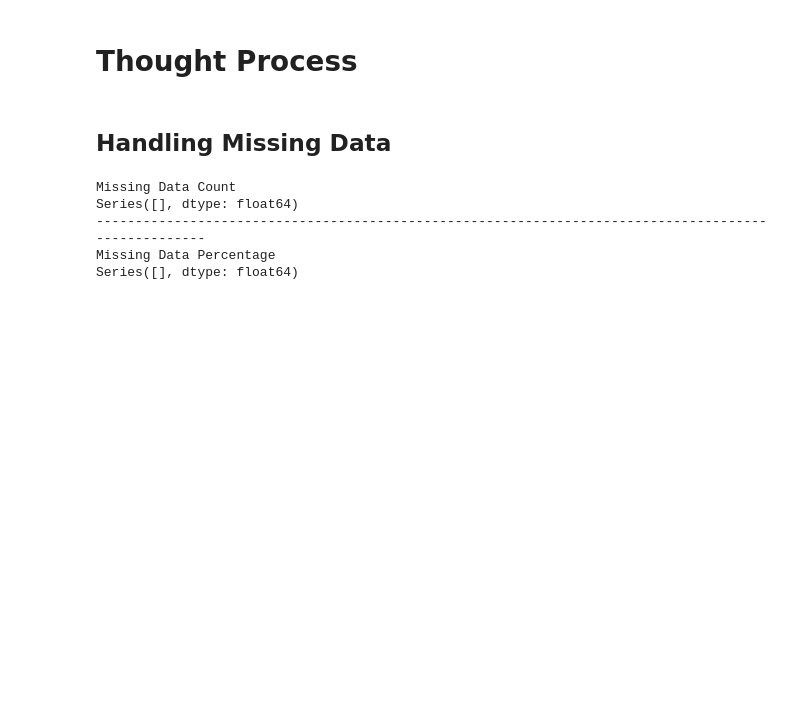
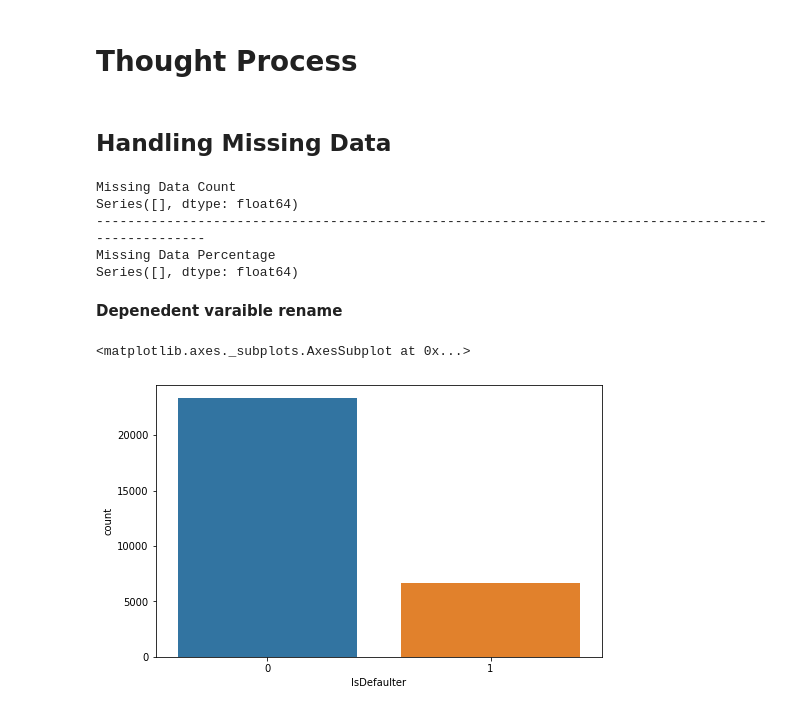
Before and after one commit to Creatrohit9/Credit-Card-Default-Prediction-Rohit-Bhadauriya, a Jupyter notebook: Credit_Card_Default_Prediction_Rohit_Bhadauriya_Capstone_Project.ipynb, the cells around one changed output. Drawn from its saved outputs; the diff is of its cells as text; code cells hidden in the pictures; blank space fills up the shorter version.

Commit message:
COMMIT FOR THE RENAME THE DEPENDENT VARAIABLE

```diff
--- a/Credit_Card_Default_Prediction_Rohit_Bhadauriya_Capstone_Project.ipynb
+++ b/Credit_Card_Default_Prediction_Rohit_Bhadauriya_Capstone_Project.ipynb
@@ -126,3 +126,14 @@ Series([], dtype: float64)
 ----------------------------------------------------------------------------------------------------
 Missing Data Percentage
 Series([], dtype: float64)
+# %% [markdown]
+**Depenedent varaible rename**
+# %%
+#renaming for better convinience
+cred_df.rename(columns={'default payment next month' : 'IS_Defaulter'}, inplace=True)
+# %%
+plt.figure(figsize=(8,5))
+sns.countplot(x = 'IsDefaulter', data = cred_df)
+# %% [output]
+<matplotlib.axes._subplots.AxesSubplot at 0x...>
+[figure, added]
```
